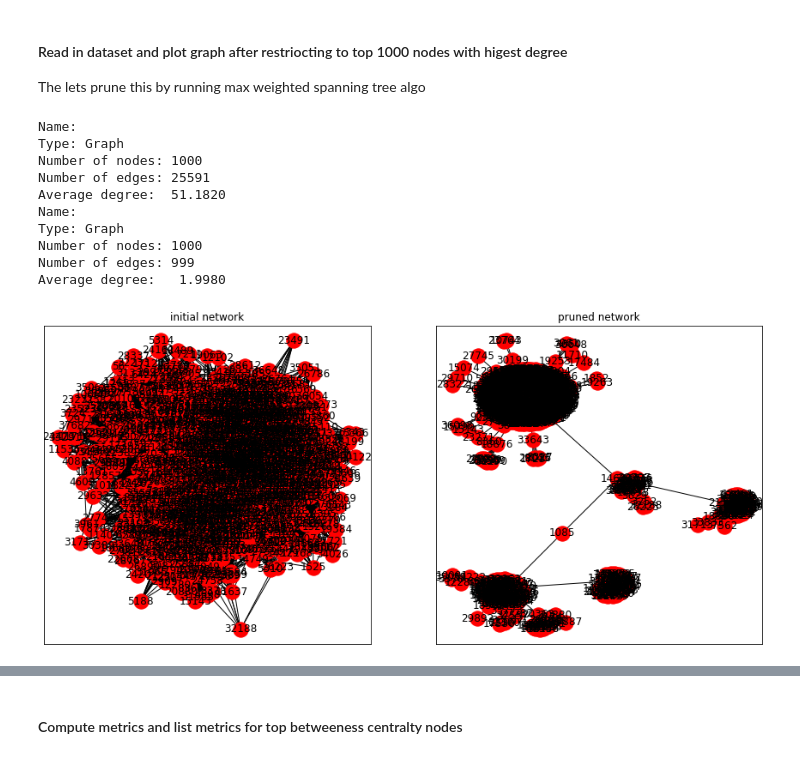
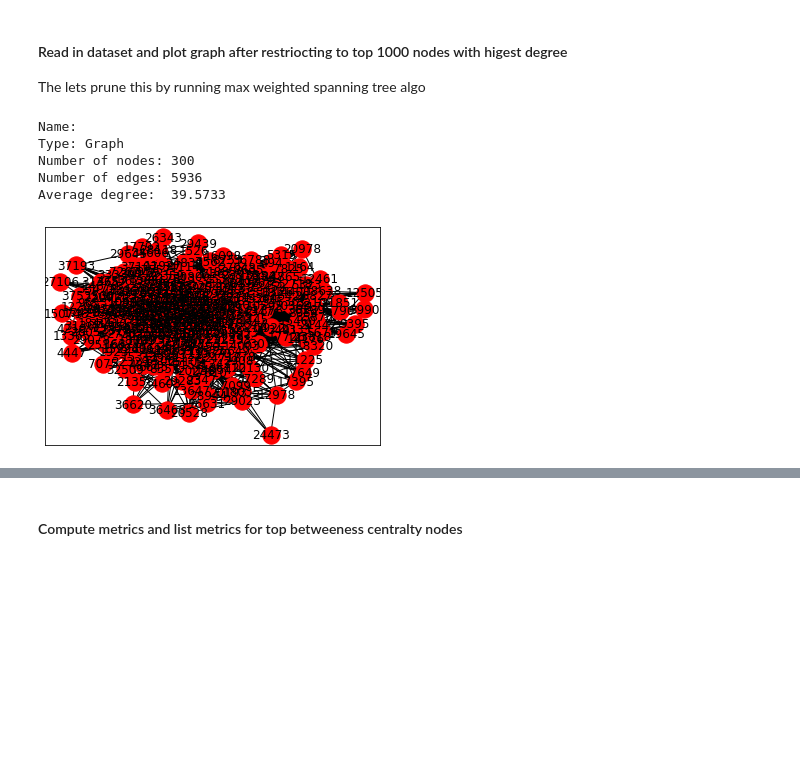
Before and after one commit to ryankarlos/Bayesian_networks, a Jupyter notebook: notebooks/Network_analysis_community_mst.ipynb, the cells around one changed output, grey strips where cells are left out. Cells and saved outputs as stored; diff of their text form; code cells hidden in the pictures; blank space fills up the shorter version.

```diff
--- a/notebooks/Network_analysis_community_mst.ipynb
+++ b/notebooks/Network_analysis_community_mst.ipynb
@@ -10,7 +1,6 @@
 # %%
 import pgmpy
-import bnlearn
-from pomegranate import *
+import pyvis
 import pandas as pd
 from pgmpy.estimators import PC, HillClimbSearch, ExhaustiveSearch, TreeSearch
 from pgmpy.estimators.CITests import chi_square
@@ -20,15 +10,12 @@ from pgmpy.sampling import BayesianModelSampling
 import networkx as nx
 from pgmpy.models import BayesianModel
 from pgmpy.estimators import MaximumLikelihoodEstimator, BayesianEstimator
-import pylab as plt
 from iteration_utilities import duplicates
 import numpy as np
 from operator import itemgetter, attrgetter
 from networkx.algorithms import tree, community
 from networkx.generators.ego import ego_graph
-import fa2
-
-plt.rcParams['figure.figsize'] = [12, 8]
+import matplotlib.pylab as plt
 # %%
 # stanford dataset network site https://snap.stanford.edu/data
 
@@ -178,29 +172,16 @@ def export_graph(G, path='../data/github_network.gexf'):
 #### Read in dataset and plot graph after restriocting to top 1000  nodes with higest degree
 
 The  lets prune this by running max weighted spanning tree algo
-# %%
-
-main_nx = read_graph_from_csv()
-main_nx = remove_nodes_with_low_degree(main_nx, n=1000)
-print('')
-# plot initial network of github users
-ax = plt.subplot(221)
-ax.set_title('initial network')
-main_nx = draw_network(main_nx, color='red', ax=ax)
-
-ax = plt.subplot(222)
-ax.set_title('pruned network')
-edge_list =  max_spanning_tree(main_nx, algorithm="kruskal")
-prune_nx = draw_network(G, edge_list=edge_list, color='red', ax=ax)
-# %% [output]
-Name:
-Type: Graph
-Number of nodes: 1000
-Number of edges: 25591
-Average degree:  51.1820
-Name:
-Type: Graph
-Number of nodes: 1000
-Number of edges: 999
-Average degree:   1.9980
-[figure, removed]
+# %%
+
+df_edges, df_target = reader(path_edges, path_target)
+main_nx = create_network_from_df(df_edges)
+main_nx = remove_nodes_with_low_degree(main_nx, n=300)
+main_nx = draw_network(main_nx, color='red')
+# %% [output]
+Name:
+Type: Graph
+Number of nodes: 300
+Number of edges: 5936
+Average degree:  39.5733
+[figure, added]
```
Also changed, not shown: parts of 21 cells of this notebook, 4 other files.
